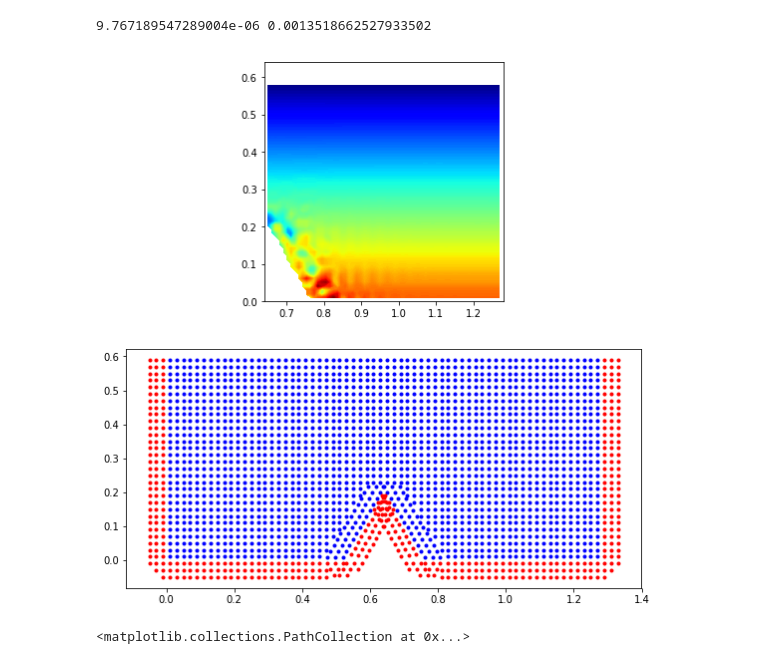
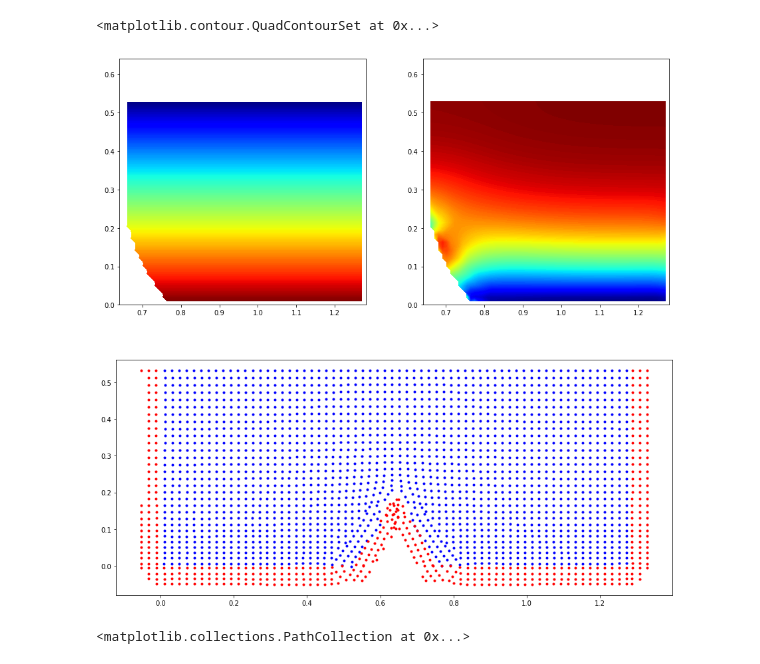
Before and after one commit to Jinx134235/static-water, a Jupyter notebook: particle&pressure plot.ipynb, the cells around one changed output. Drawn from its saved outputs; the diff is of its cells as text; code cells hidden in the pictures.

```diff
--- a/particle&pressure plot.ipynb
+++ b/particle&pressure plot.ipynb
@@ -10,7 +10,7 @@ import matplotlib.tri as tri
 from math import log10
 from numpy import linalg as LA
 
-npts = 1870
+npts = 2127
 #total number of fluid particles
 #steps=2000
 xl = 1.28#size of the domain, divided by 2
@@ -48,7 +48,7 @@ fig, ax = plt.subplots(figsize=(15, 15))
 #for i in range(20):
 #    p1[i] = exdata[741+2*i,3]
 #ax.set_title('wcsph results, fluid particle:%d,timestep:%d'%(npts,steps))
-init = plt.subplot(312,aspect=1.0)
+init = plt.subplot(212,aspect=1.0)
 #init.plot
 #for i in range(len(x0)):
 #    dis = np.sqrt((x0[i]-x0[7554])**2+(y0[i]-y0[7554])**2)
@@ -58,8 +58,8 @@ init = plt.subplot(312,aspect=1.0)
 #        init.plot(x2[i],y2[i],'.b')
 #   else:
 
-#init.plot(x2,y2,'.b',x3,y3,'.r')
-init.plot(x0,y0,'.b',x5,y5,'.r')
+init.plot(x2,y2,'.b',x3,y3,'.r')
+#init.plot(x0,y0,'.b',x5,y5,'.r')
 #for i in range(len(x2)):
 #    if x2[i]<=1.04:
 #        init.plot(x2[i],y2[i],'.b')
@@ -71,6 +71,7 @@ init.plot(x0,y0,'.b',x5,y5,'.r')
 xx = []
 yy = []
 pp = []
+vv = []
 pressure = exdata[:,3]
 #print(pressure)
 pvp = data7[:,3]
@@ -78,12 +79,14 @@ hydro = exdata[:,3]
 velocity = np.zeros(len(y2))
 #normarlized pressure
 for i in range(len(x2)):
+    hydro[i] = 9.8*1000*(yl-y2[i])
+    velocity[i] = np.sqrt(u2[i]**2+v2[i]**2)
     if x2[i]>=xl/2:
         xx.append(x2[i])
         yy.append(y2[i])
         pp.append(pressure[i])
-    hydro[i] = 9.8*1000*(yl-y2[i])
-    velocity[i] = np.sqrt(u2[i]**2+v2[i]**2)
+        vv.append(velocity[i])
+
 
 density = exdata[:,2]
 energy = exdata[:,4]
@@ -96,7 +99,7 @@ xi = np.linspace(xl/2,xl,63)
 yi = np.linspace(0,yl,64)
 zi = griddata(xx,yy,pp,xi,yi,interp='linear')
 # contour the gridded data, plotting dots at the randomly spaced data points.
-CS = plt.subplot(311,aspect=1.0)
+CS = plt.subplot(221,aspect=1.0)
 #im2 = CS.plot(x2,y2,10,pressure,cmap='jet')
 im2 = CS.contourf(xi, yi, zi, 200, cmap='jet')
 #cntr1 = ax1.contourf(xi, yi, zi, 200, cmap="jet")
@@ -111,55 +114,55 @@ im2 = CS.contourf(xi, yi, zi, 200, cmap='jet')
 #fig.colorbar(im2,ax = CS, pad=0.05)
 #CS.set_title('pressure field') #both contour & scatter are used
 
-#ccs = plt.subplot(313, aspect =1.0)
+#ccs = plt.subplot(222, aspect =1.0)
 #im3 = ccs.scatter(x2,y2,40,kernel1)
 #ccs.scatter(x3,y3,10,kernel2)
 #ccs.set_title('kernel scatter')
 #print(kernel1[7380])
-#vel = plt.subplot(313,aspect=1.0)
-#zii = griddata(x2[938:],y2[938:],velocity[938:],xi,yi,interp='linear')
-#vel.contourf(xi, yi, zii, 200, cmap='jet')
+vel = plt.subplot(222,aspect=1.0)
+zii = griddata(xx,yy,vv,xi,yi,interp='linear')
+vel.contourf(xi, yi, zii, 200, cmap='jet')
 #wedge_x = np.linspace(0.65,0.765,20)
 #wedge_y = -np.sqrt(3)*(wedge_x-0.765)
 #vel.plot(wedge_x,wedge_y,'.b')
-#vel.quiver(x2[7551],y2[7551],u2[7551],v2[7551])
+#vel.quiver(x2,y2,u2,v2)
 #vel.quiver(x3[809],y3[809],u3[809],v3[809])
 #vel.set_title('velocity field')
 
 # write pressure at the center line into txtfile
-err_p = LA.norm(hydro-pressure)
-err_v = LA.norm(u2**2+v2**2)/np.sqrt(npts)
-err_d = LA.norm(abs(y2-y0))/np.sqrt(npts)
-print(err_v,err_d)
+#err_p = LA.norm(hydro-pressure)
+#err_v = LA.norm(u2**2+v2**2)/np.sqrt(npts)
+#err_d = LA.norm(abs(y2-y0))/np.sqrt(npts)
+#print(err_v,err_d)
 
 #p3 = []
 #p1 = pressure[78:91]
 #print(len(p1))
 #p2 = pressure[338:364]
 #for i in range(26):
 #    p3.append((p1[i]+p2[i])/2)
 
 #mat = np.matrix(p1)
 #with open('outfile-2.txt','ab') as f:
 #    for line in mat:
 #        np.savetxt(f,line,fmt='%.2f')
         #f.write("%r %r %r\n"%((dx,fmt='%.5f'),(err_p,fmt='%.5f'),(err_d,fmt='%.5f')))
 
 #den = plt.subplot(313,aspect=1.0)
 #for i in range(len(x2)):
 #    if density[i]<=1000:
 #        den.scatter(x2[i],y2[i],density[i]/10)
 #im3=den.scatter(x2,y2,10,density)
 #fig.colorbar(ax=den,pad=0.05)
 
 #den = plt.subplot(224)
 #zii = griddata(x2,y2,pressure,xi,yi,interp='linear')
 #im3 = den.contour(xi,yi,zii,200,cmap=plt.cm.jet)
 #fig.colorbar(im3, ax =den,pad=0.05)
 #den.set_title('density field')
 # %% [output]
-9.767189547289004e-06 0.0013518662527933502
+<matplotlib.contour.QuadContourSet at 0x...>
-[figure, old version]
+[figure, new version]
 # %%
 fig, ax = plt.subplots(figsize=(10, 10))
 CS = plt.subplot(111,aspect=1.0)
```
Also changed, not shown: parts of 2 cells of this notebook, 6 other files.
